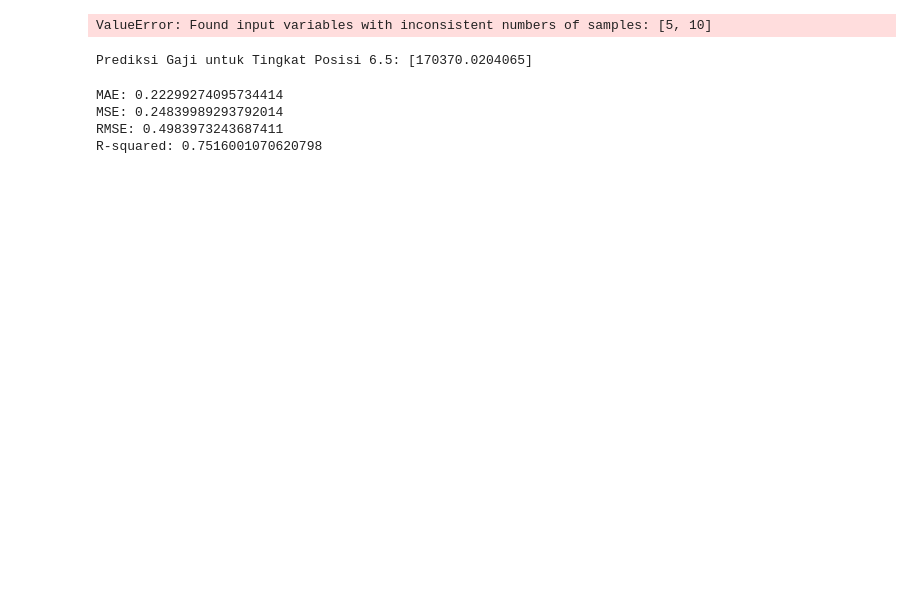
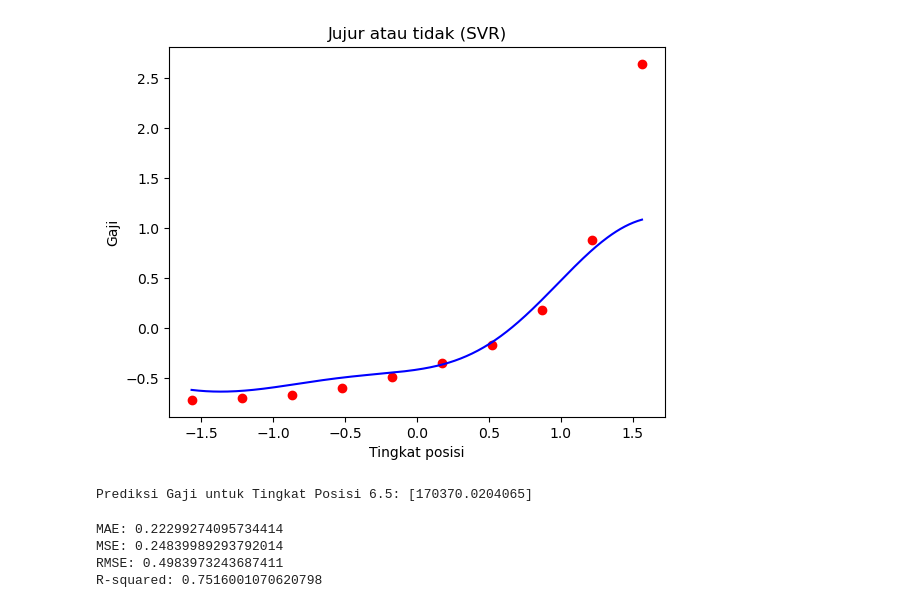
Before and after one commit to AdamPoi/machine-learning-polinema, a Jupyter notebook: week03-regression/praktikum2.ipynb, the cells around one changed output. Drawn from its saved outputs; the diff is of its cells as text; code cells hidden in the pictures; blank space fills up the shorter version.

```diff
--- a/week03-regression/praktikum2.ipynb
+++ b/week03-regression/praktikum2.ipynb
@@ -11,26 +11,26 @@ y = dataset.iloc[:, 2].values  # Ubah menjadi satu kolom saja
 # %%
 # Feature Scaling
 from sklearn.preprocessing import StandardScaler
 sc_X = StandardScaler()
 sc_y = StandardScaler()
-X = sc_X.fit_transform(X.reshape(-1, 2))
+X = sc_X.fit_transform(X.reshape(-1, 1))
 y = sc_y.fit_transform(y.reshape(-1, 1))
 
 # Fitting SVR ke dataset
 from sklearn.svm import SVR
 regressor = SVR(kernel='rbf')
 regressor.fit(X, y)
 
 # Visualisasi hasil SVR (resolusi tinggi dan kurva yang lebih halus)
 X_grid = np.arange(min(X), max(X), 0.01).reshape(-1, 1)
 plt.scatter(X, y, color='red')
 plt.plot(X_grid, regressor.predict(X_grid), color='blue')
 plt.title('Jujur atau tidak (SVR)')
 plt.xlabel('Tingkat posisi')
 plt.ylabel('Gaji')
 plt.show()
 # %% [output]
-ValueError: Found input variables with inconsistent numbers of samples: [5, 10]
+[figure, added]
 # %%
 # Prediksi hasil
 # Buat array 2D yang berisi tingkat posisi yang akan diprediksi
```
Also changed, not shown: 1 other file.
